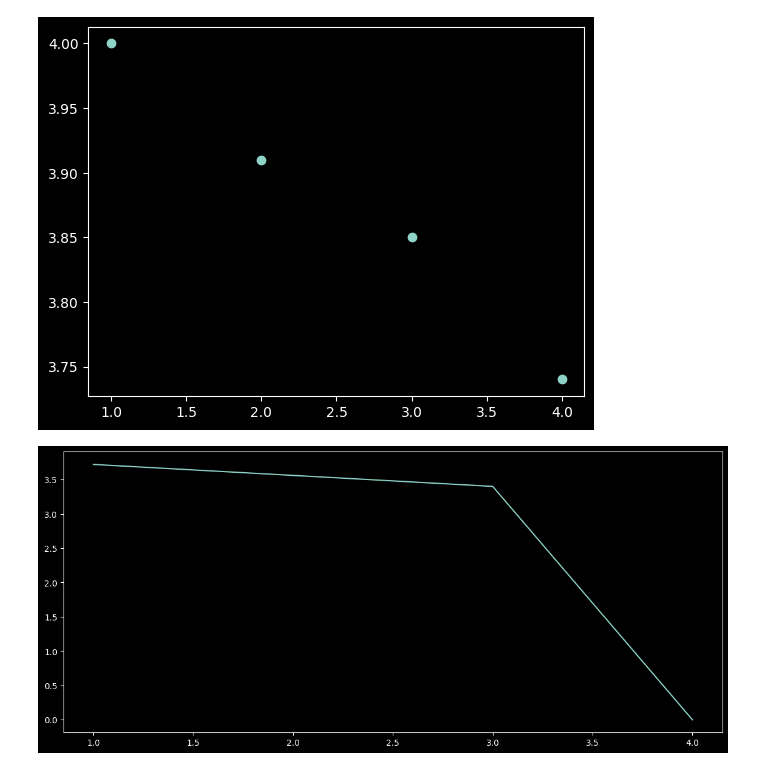
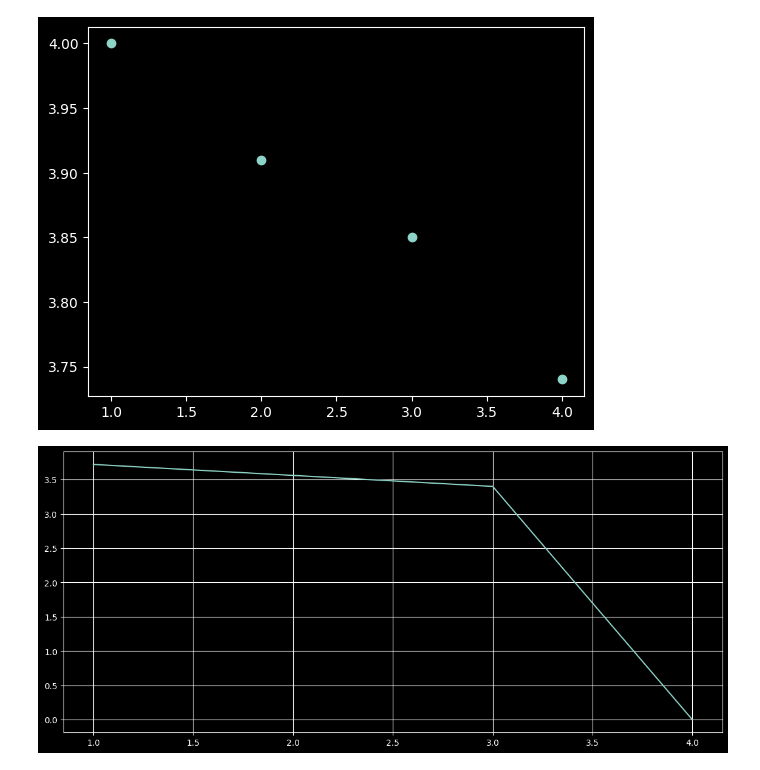
Before and after one commit to AstralModulator/PythonPractice, a Jupyter notebook: IntermediatePython/VisualizingExam.ipynb, the cells around one changed output. Drawn from its saved outputs; the diff is of its cells as text; code cells hidden in the pictures.

Commit message:
Visualizing Data

```diff
--- a/IntermediatePython/VisualizingExam.ipynb
+++ b/IntermediatePython/VisualizingExam.ipynb
@@ -17,7 +17,8 @@ plt.show()
 # %%
 res = [3.72,3.56,3.4,0]
 plt.figure(figsize = (14,6))
+plt.grid(True)
 plt.plot(sem,res)
 plt.show()
 # %% [output]
-[figure, old version]
+[figure, new version]
```
